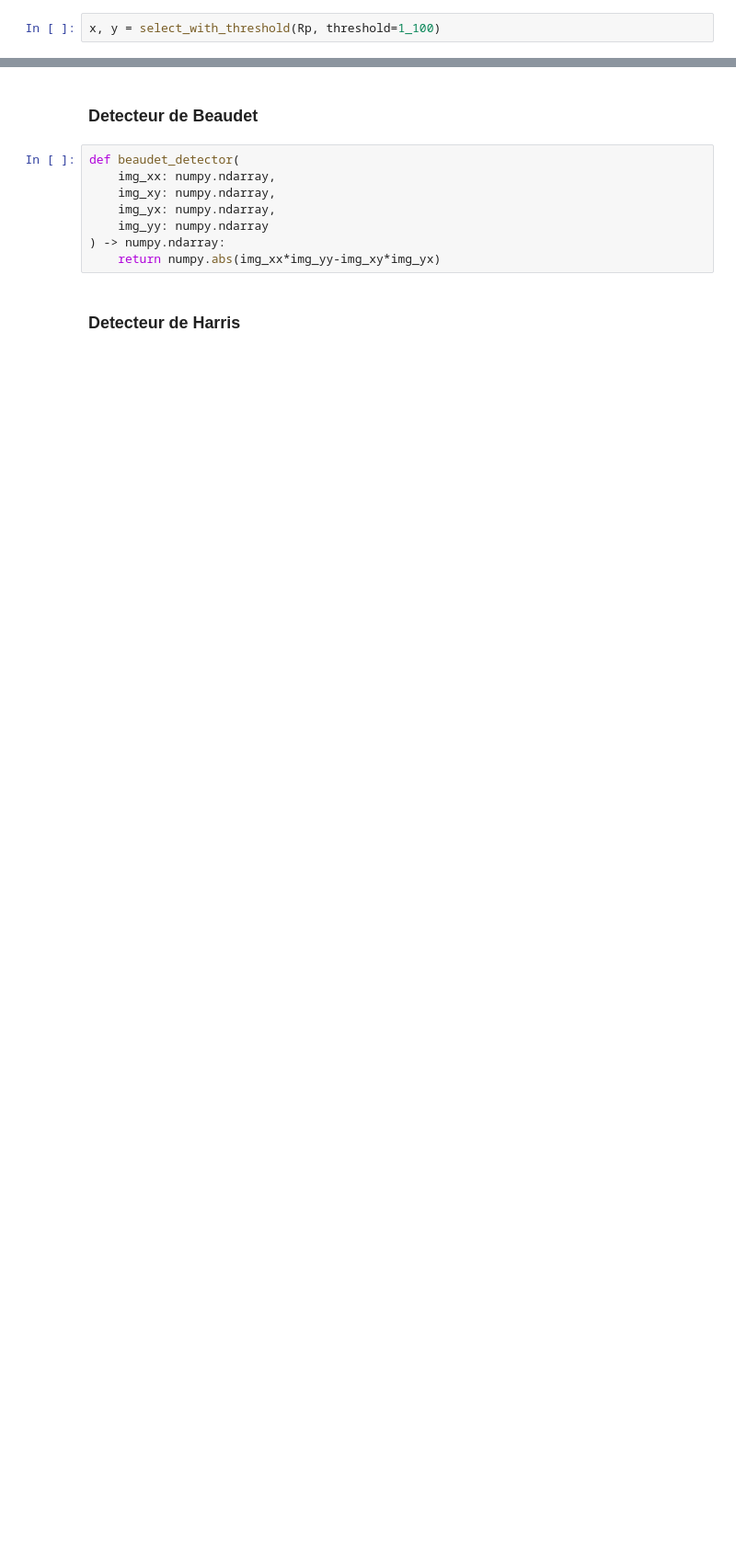
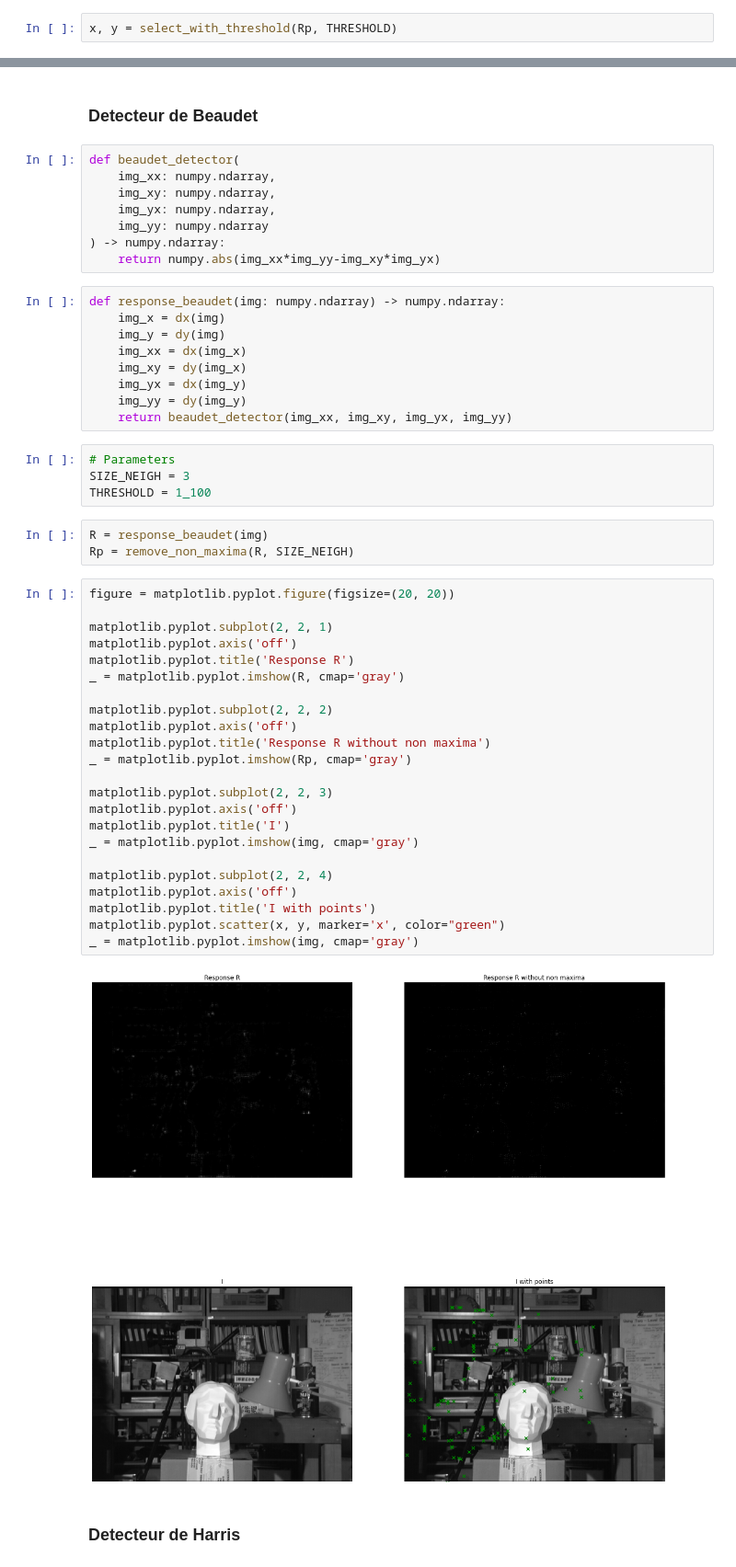
Before and after one commit to akhaten/ComputerVision, a Jupyter notebook: 2-Detection.ipynb, the cells around one changed output, grey strips where cells are left out. Shown at 92% size. Cells and saved outputs as stored; diff of their text form; blank space fills up the shorter version.

Commit message:
Beaudet detector + Harris-Variant detectors

```diff
--- a/2-Detection.ipynb
+++ b/2-Detection.ipynb
@@ -182,5 +198,5 @@ Rp = remove_non_maxima(R, size_search)
 # %%
-x, y = select_with_threshold(Rp, threshold=1_100)
+x, y = select_with_threshold(Rp, THRESHOLD)
 # %%
 figure = matplotlib.pyplot.figure(figsize=(20, 20))
 
@@ -236,5 +266,46 @@ def beaudet_detector(
     img_yy: numpy.ndarray
 ) -> numpy.ndarray:
     return numpy.abs(img_xx*img_yy-img_xy*img_yx)
+# %%
+def response_beaudet(img: numpy.ndarray) -> numpy.ndarray:
+    img_x = dx(img)
+    img_y = dy(img)
+    img_xx = dx(img_x)
+    img_xy = dy(img_x)
+    img_yx = dx(img_y)
+    img_yy = dy(img_y)
+    return beaudet_detector(img_xx, img_xy, img_yx, img_yy)
+# %%
+# Parameters
+SIZE_NEIGH = 3
+THRESHOLD = 1_100
+# %%
+R = response_beaudet(img)
+Rp = remove_non_maxima(R, SIZE_NEIGH)
+# %%
+figure = matplotlib.pyplot.figure(figsize=(20, 20))
+
+matplotlib.pyplot.subplot(2, 2, 1)
+matplotlib.pyplot.axis('off')
+matplotlib.pyplot.title('Response R')
+_ = matplotlib.pyplot.imshow(R, cmap='gray')
+
+matplotlib.pyplot.subplot(2, 2, 2)
+matplotlib.pyplot.axis('off')
+matplotlib.pyplot.title('Response R without non maxima')
+_ = matplotlib.pyplot.imshow(Rp, cmap='gray')
+
+matplotlib.pyplot.subplot(2, 2, 3)
+matplotlib.pyplot.axis('off')
+matplotlib.pyplot.title('I')
+_ = matplotlib.pyplot.imshow(img, cmap='gray')
+
+matplotlib.pyplot.subplot(2, 2, 4)
+matplotlib.pyplot.axis('off')
+matplotlib.pyplot.title('I with points')
+matplotlib.pyplot.scatter(x, y, marker='x', color="green")
+_ = matplotlib.pyplot.imshow(img, cmap='gray')
+# %% [output]
+[figure, added]
 # %% [markdown]
 ### Detecteur de Harris
```
Also changed, not shown: parts of 18 cells of this notebook, 1 other file.
